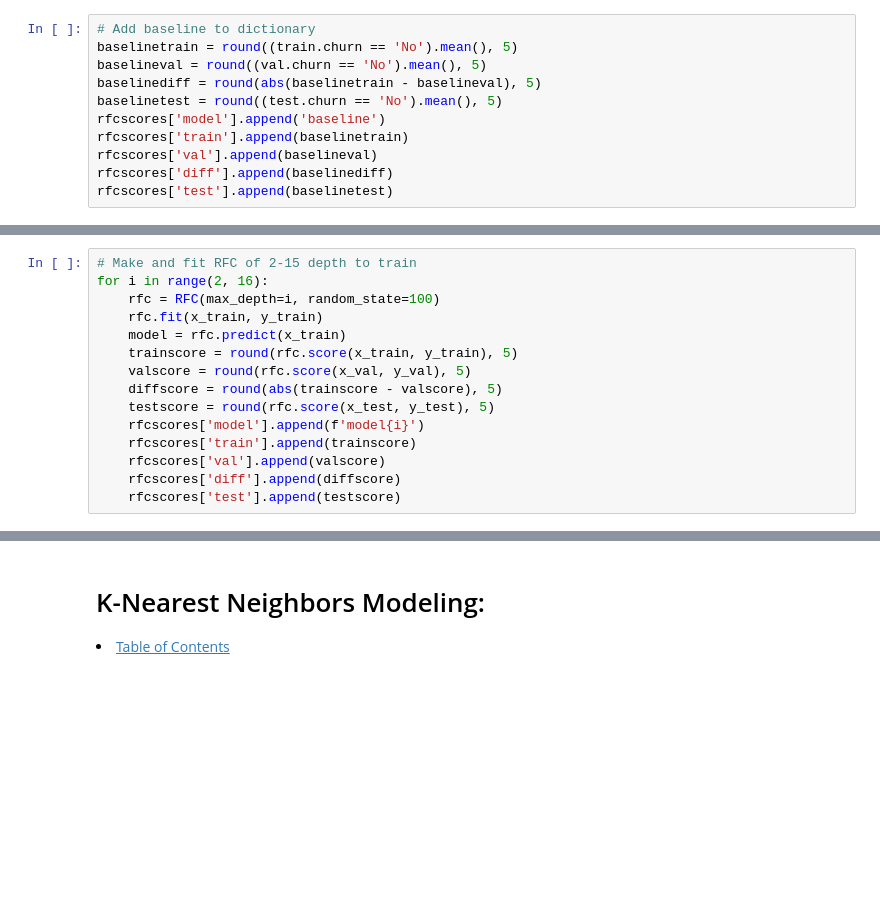
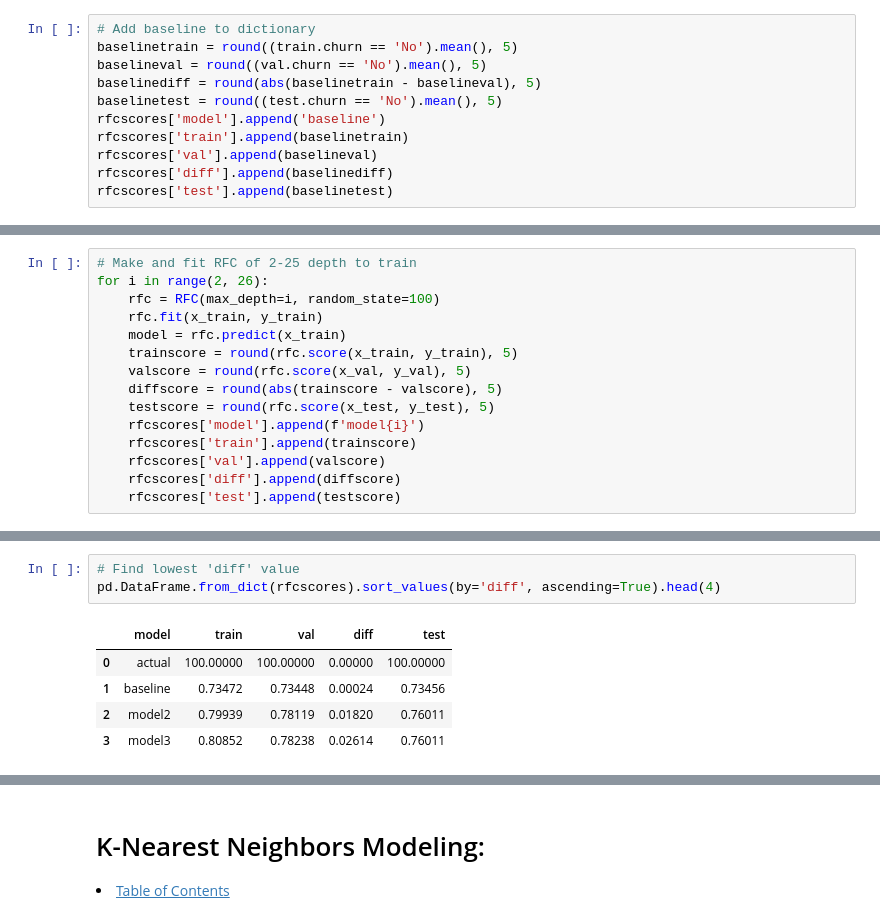
Before and after one commit to Jared-Wood135/telco_project, a Jupyter notebook: modeling.ipynb, the cells around one changed output, grey strips where cells are left out. Saved outputs shown, nothing was run; the diff lists cells and outputs as text; blank space fills up the shorter version.

```diff
--- a/modeling.ipynb
+++ b/modeling.ipynb
@@ -291,6 +311,6 @@ pd.DataFrame.from_dict(rfcscores)
 # %%
-# Make and fit RFC of 2-15 depth to train
-for i in range(2, 16):
+# Make and fit RFC of 2-25 depth to train
+for i in range(2, 26):
     rfc = RFC(max_depth=i, random_state=100)
     rfc.fit(x_train, y_train)
     model = rfc.predict(x_train)
@@ -312,3 +340,12 @@ pd.DataFrame.from_dict(rfcscores).sort_values(by='val', ascending=False).head(2)
+# %%
+# Find lowest 'diff' value
+pd.DataFrame.from_dict(rfcscores).sort_values(by='diff', ascending=True).head(4)
+# %% [output]
+|  | model | train | val | diff | test |
+| 0 | actual | 100.00000 | 100.00000 | 0.00000 | 100.00000 |
+| 1 | baseline | 0.73472 | 0.73448 | 0.00024 | 0.73456 |
+| 2 | model2 | 0.79939 | 0.78119 | 0.01820 | 0.76011 |
+| 3 | model3 | 0.80852 | 0.78238 | 0.02614 | 0.76011 |
 # %%
 # Find best 'test' model
 pd.DataFrame.from_dict(rfcscores).sort_values(by='test', ascending=False).head(2)
```
Also changed, not shown: parts of 33 cells of this notebook.
